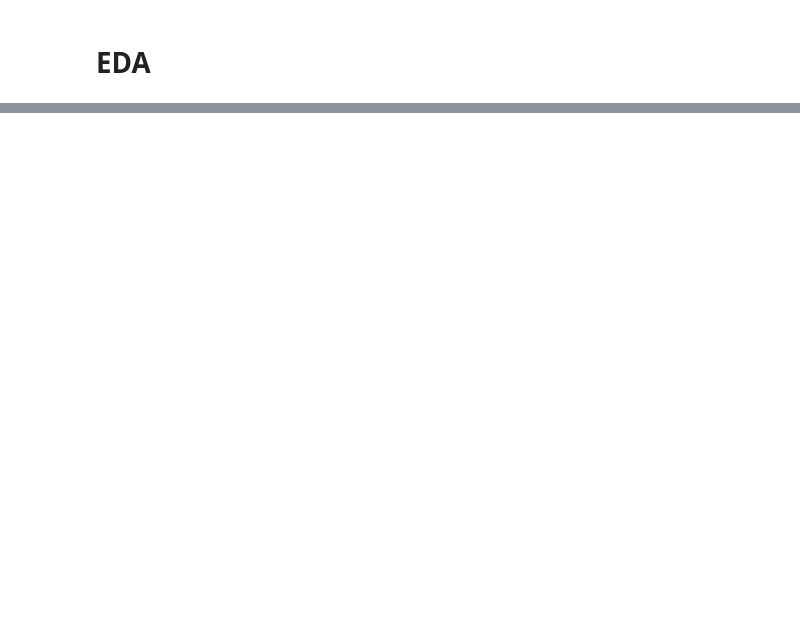
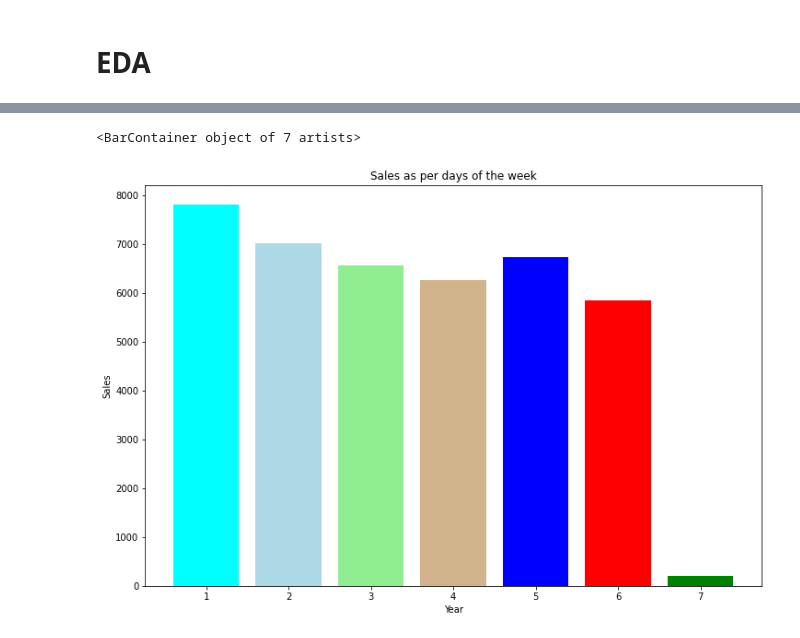
Before and after one commit to Shyamsundarkanaka/Rossmann-Sales-Prediction, a Jupyter notebook: Rossmann_Sales_Prediction_Capstone_Project.ipynb, the cells around one changed output, grey strips where cells are left out. Cells and saved outputs as stored; diff of their text form; code cells hidden in the pictures; blank space fills up the shorter version.

```diff
--- a/Rossmann_Sales_Prediction_Capstone_Project.ipynb
+++ b/Rossmann_Sales_Prediction_Capstone_Project.ipynb
@@ -457,0 +495,14 @@ plt.show()
+# %%
+# Sales as per days of the week
+plt.figure(figsize=(12,8))
+df_temp = pd.DataFrame(df.groupby(df.DayOfWeek)['Sales'].mean())
+days = {1:'m',2:'t',3:'w',4:'t',5:'f',6:'s',7:'s'}
+
+plt.xlabel("Year")
+plt.ylabel("Sales")
+plt.title('Sales as per days of the week')
+
+plt.bar(df_temp.index, df_temp.Sales, color = ['cyan', 'lightblue', 'lightgreen', 'tan','blue','red','green'])
+# %% [output]
+<BarContainer object of 7 artists>
+[figure, added]
```
Also changed, not shown: parts of 85 cells of this notebook.
